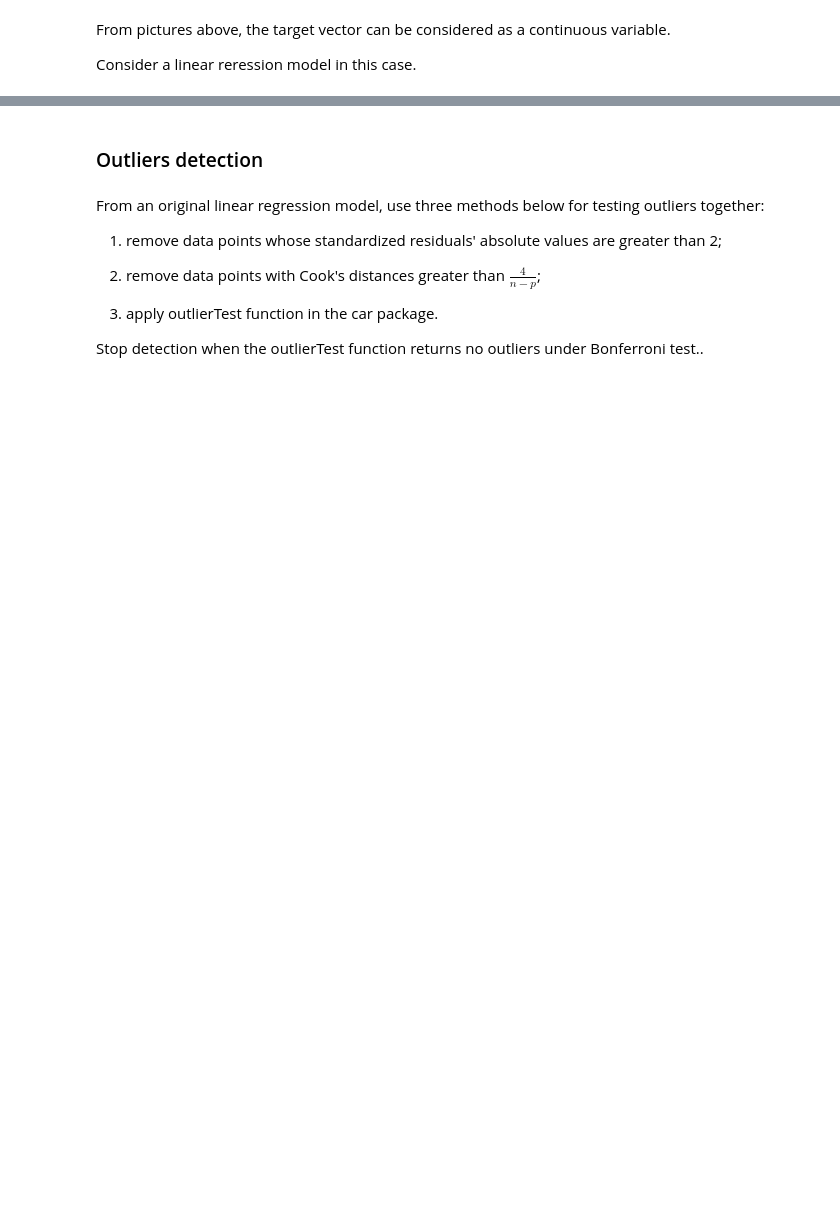
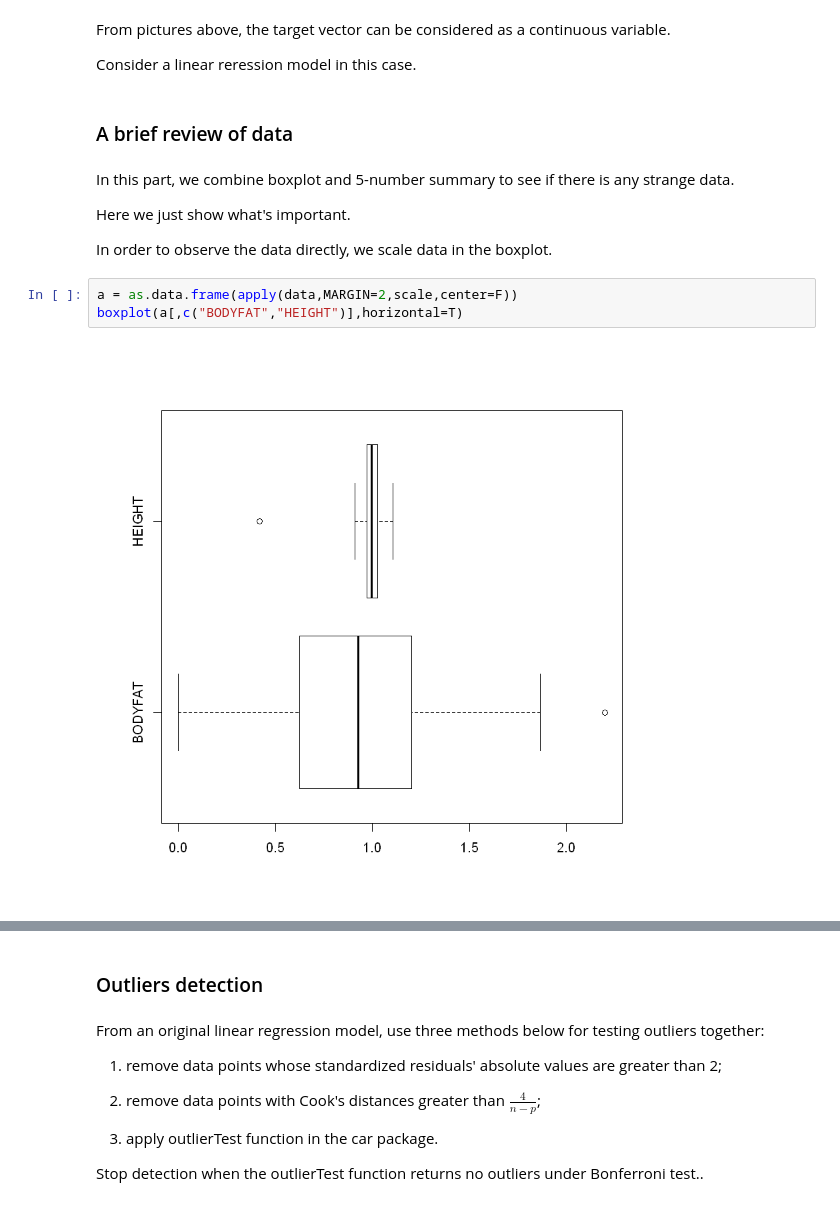
Before and after one commit to jwu424/628Module2, a Jupyter notebook: data cleaning.ipynb, the cells around one changed output, grey strips where cells are left out. Saved outputs shown, nothing was run; the diff lists cells and outputs as text; blank space fills up the shorter version.

```diff
--- a/data cleaning.ipynb
+++ b/data cleaning.ipynb
@@ -37,3 +34,16 @@ plot(rep(1,n),data$DENSITY,col=1:n,xlab="",ylab="Y",main="overlap plot of DENSIT
 From pictures above, the target vector can be considered as a continuous variable.
 
 Consider a linear reression model in this case.
+# %% [markdown]
+### A brief review of data
+# %% [markdown]
+In this part, we combine boxplot and 5-number summary to see if there is any strange data.
+
+Here we just show what's important.
+
+In order to observe the data directly, we scale data in the boxplot.
+# %%
+a = as.data.frame(apply(data,MARGIN=2,scale,center=F))
+boxplot(a[,c("BODYFAT","HEIGHT")],horizontal=T)
+# %% [output]
+[figure, added]
```
Also changed, not shown: parts of 11 cells of this notebook.
